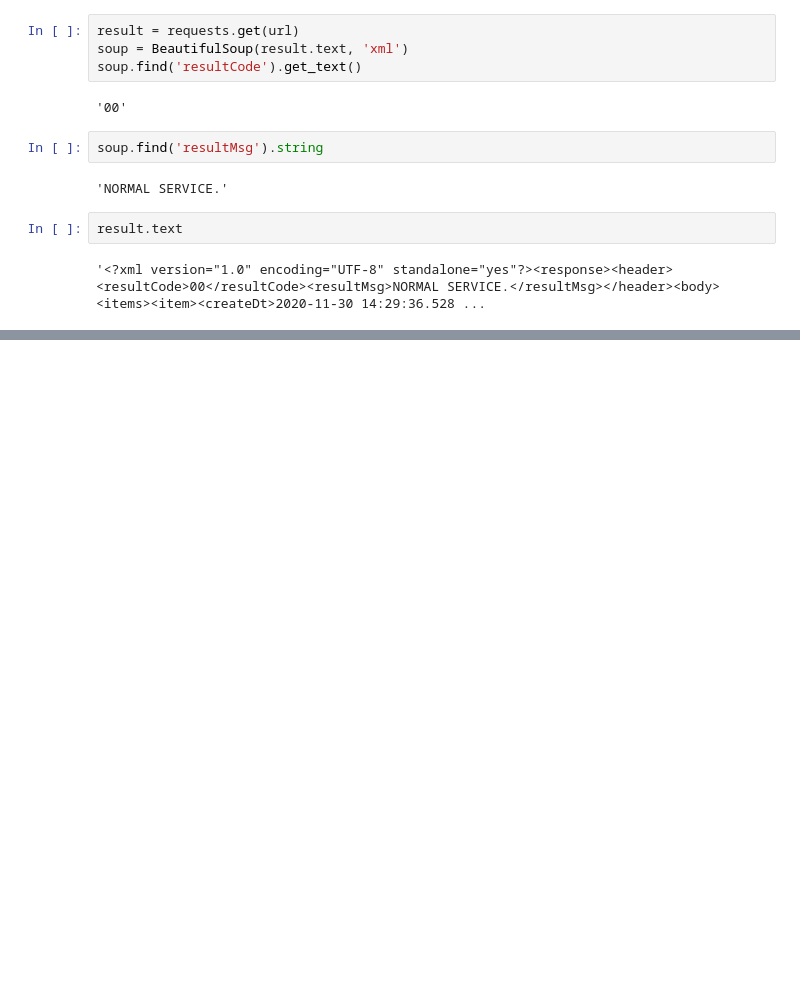
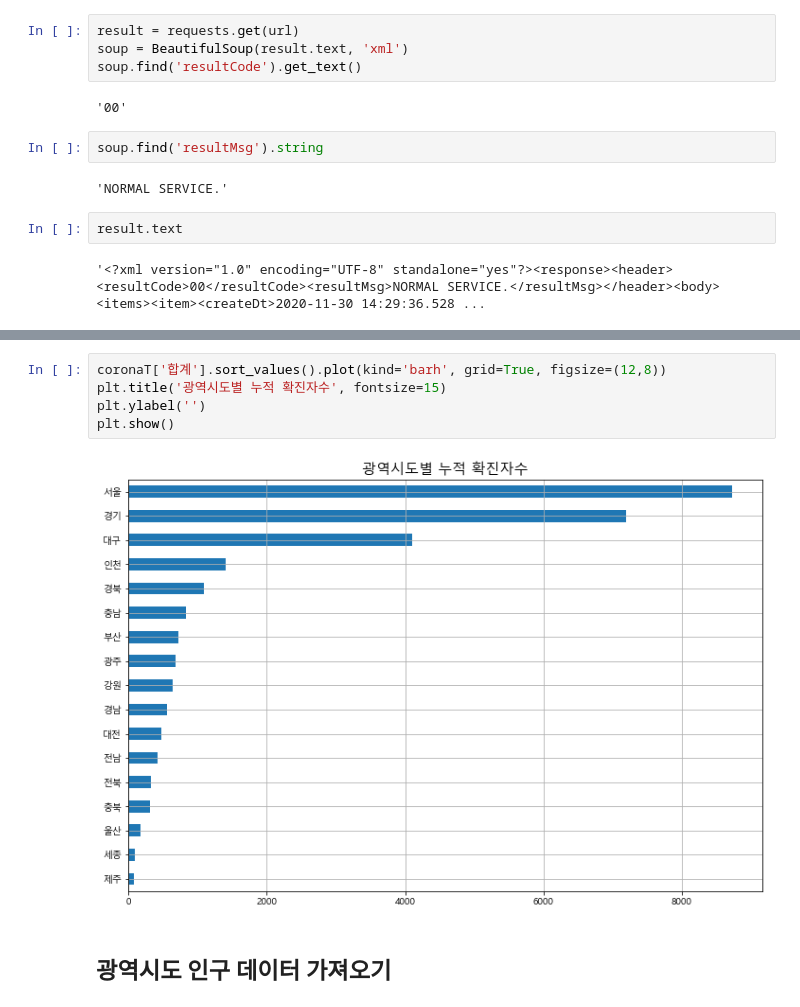
Before and after one commit to EGEG1212/Data-Analysis-2020, a Jupyter notebook: 09.Covid-19/02_Covid-19.ipynb, the cells around one changed output, grey strips where cells are left out. Cells and saved outputs as stored; diff of their text form; blank space fills up the shorter version.

```diff
--- a/09.Covid-19/02_Covid-19.ipynb
+++ b/09.Covid-19/02_Covid-19.ipynb
@@ -341,0 +285,9 @@ KeyError: 'y'
+# %%
+coronaT['합계'].sort_values().plot(kind='barh', grid=True, figsize=(12,8))
+plt.title('광역시도별 누적 확진자수', fontsize=15)
+plt.ylabel('')
+plt.show()
+# %% [output]
+[figure, added]
+# %% [markdown]
+## 광역시도 인구 데이터 가져오기
```
Also changed, not shown: parts of 67 cells of this notebook, 3 other files.
